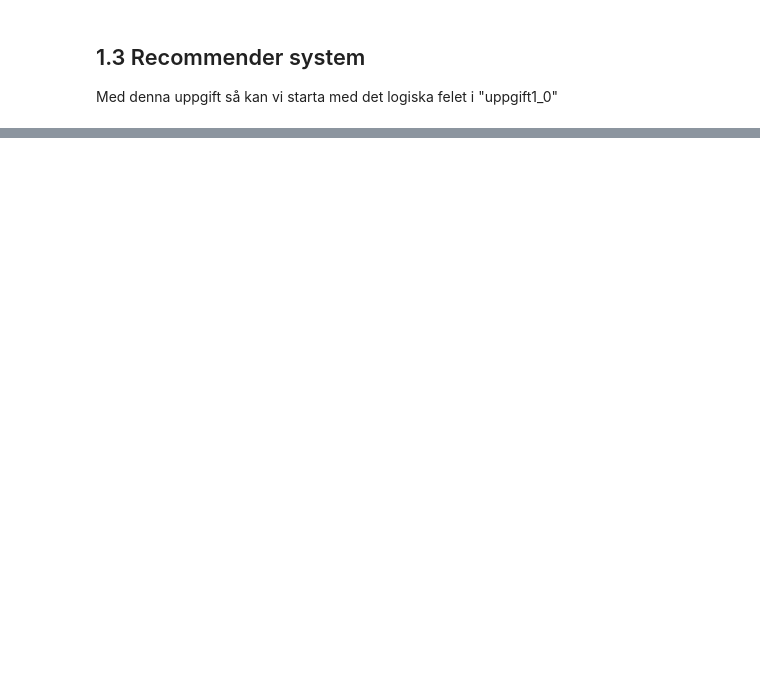
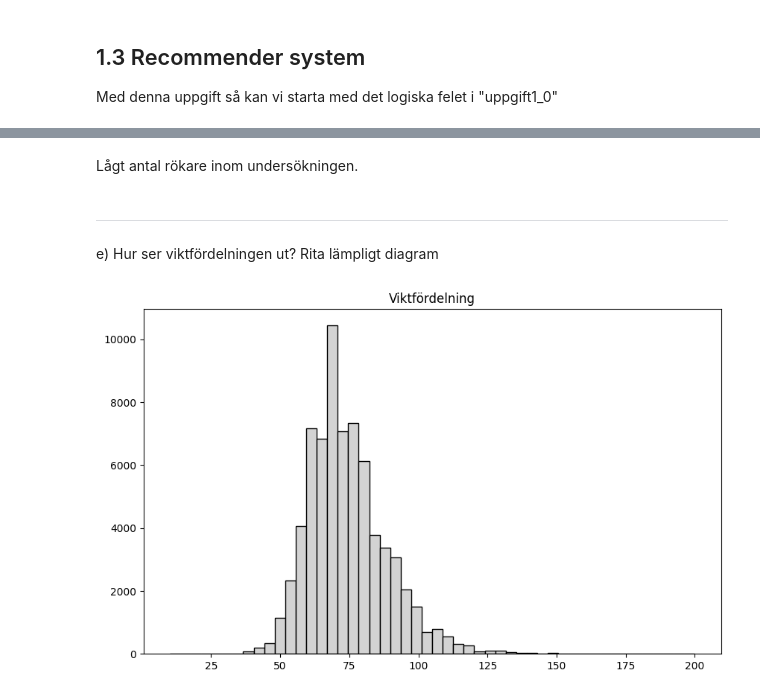
Before and after one commit to Markofbear/AI-Bjorn-Lagerblad-OPA23, a Jupyter notebook: labs/labb1/labb1.ipynb, the cells around one changed output, grey strips where cells are left out. Cells and saved outputs as stored; diff of their text form; code cells hidden in the pictures; blank space fills up the shorter version.

```diff
--- a/labs/labb1/labb1.ipynb
+++ b/labs/labb1/labb1.ipynb
@@ -314,0 +410,12 @@ Med denna uppgift så kan vi starta med det logiska felet i "uppgift1_0"
+# %% [markdown]
+Lågt antal rökare inom undersökningen.
+# %% [markdown]
+---
+ e) Hur ser viktfördelningen ut? Rita lämpligt diagram
+# %%
+plt.figure(figsize=(10, 6))
+plt.hist(data["weight"], bins=50, color="lightgrey", edgecolor="black")
+plt.title("Viktfördelning")
+plt.show()
+# %% [output]
+[figure, added]
```
Also changed, not shown: parts of 21 cells of this notebook, 2 other files.
